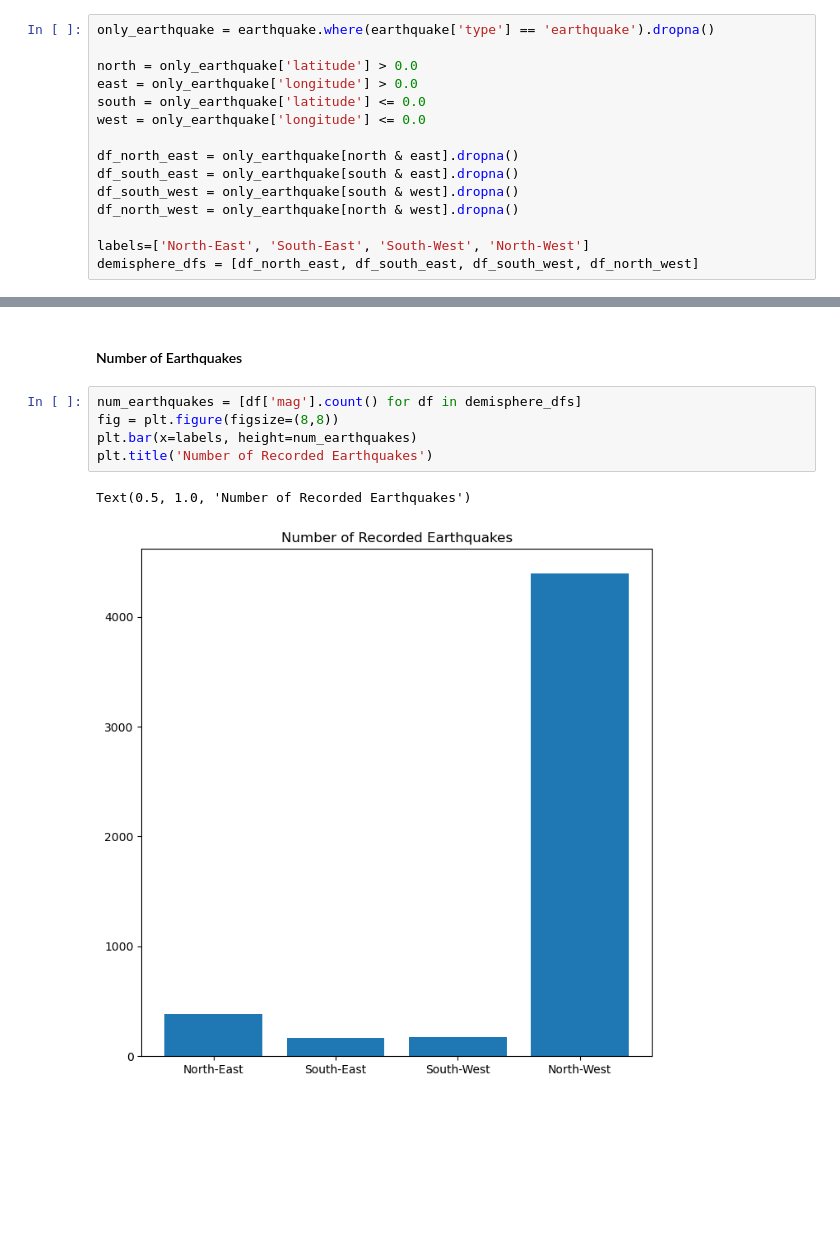
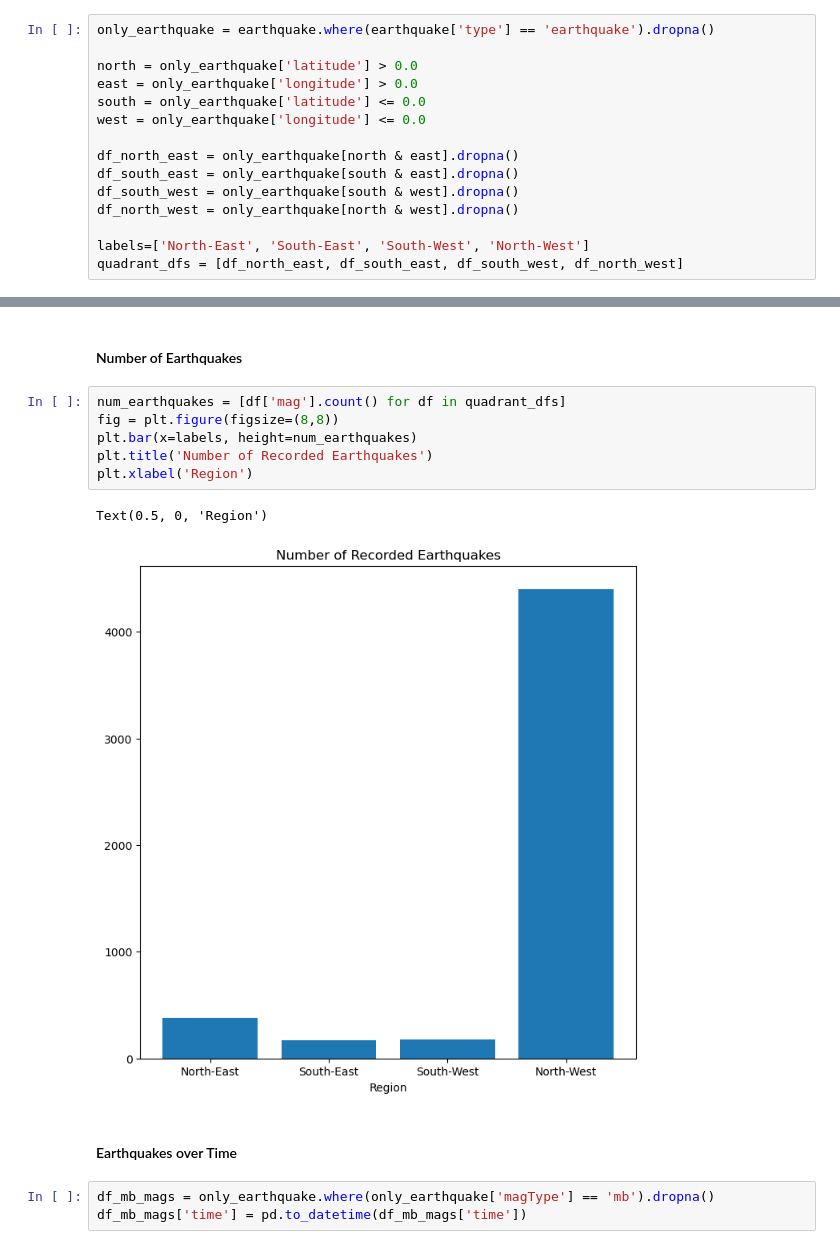
Before and after one commit to ADPriceless/TheDeveloperAcademy_Assignments5and6, a Jupyter notebook: assignment5.ipynb, the cells around one changed output, grey strips where cells are left out. Saved outputs shown, nothing was run; the diff lists cells and outputs as text; blank space fills up the shorter version.

```diff
--- a/assignment5.ipynb
+++ b/assignment5.ipynb
@@ -316,7 +326,7 @@ df_south_west = only_earthquake[south & west].dropna()
 df_north_west = only_earthquake[north & west].dropna()
 
 labels=['North-East', 'South-East', 'South-West', 'North-West']
-demisphere_dfs = [df_north_east, df_south_east, df_south_west, df_north_west]
+quadrant_dfs = [df_north_east, df_south_east, df_south_west, df_north_west]
 # %% [markdown]
 #### Magnitude of Earthquakes
 # %%
@@ -367,10 +392,16 @@ Text(0.5, 1.0, 'Magnitude of Recorded Earthquakes (mb)')
 # %% [markdown]
 #### Number of Earthquakes
 # %%
-num_earthquakes = [df['mag'].count() for df in demisphere_dfs]
+num_earthquakes = [df['mag'].count() for df in quadrant_dfs]
 fig = plt.figure(figsize=(8,8))
 plt.bar(x=labels, height=num_earthquakes)
 plt.title('Number of Recorded Earthquakes')
+plt.xlabel('Region')
 # %% [output]
-Text(0.5, 1.0, 'Number of Recorded Earthquakes')
+Text(0.5, 0, 'Region')
-[figure, old version]
+[figure, new version]
+# %% [markdown]
+#### Earthquakes over Time
+# %%
+df_mb_mags = only_earthquake.where(only_earthquake['magType'] == 'mb').dropna()
+df_mb_mags['time'] = pd.to_datetime(df_mb_mags['time'])
```
Also changed, not shown: parts of 16 cells of this notebook.
